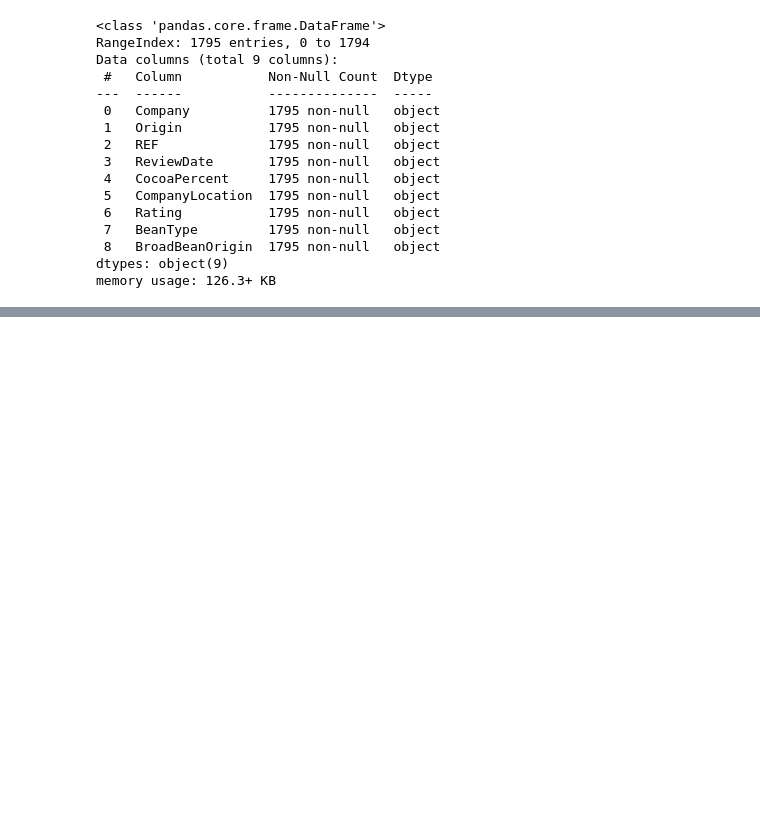
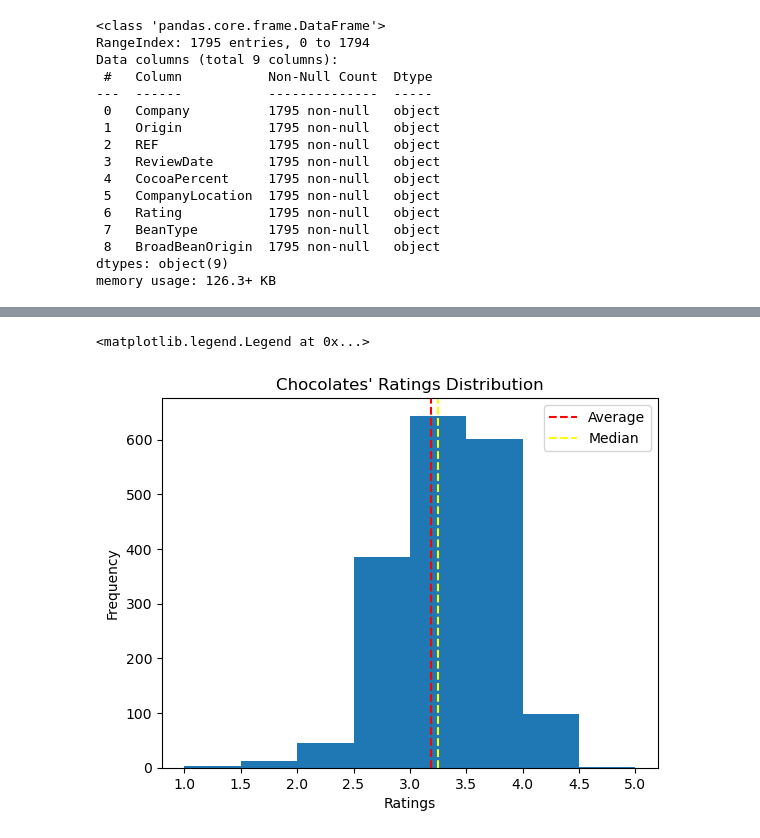
Before and after one commit to ljven00/chocolate_soup, a Jupyter notebook: chocolate_soup.ipynb, the cells around one changed output, grey strips where cells are left out. Drawn from its saved outputs; the diff is of its cells as text; code cells hidden in the pictures; blank space fills up the shorter version.

```diff
--- a/chocolate_soup.ipynb
+++ b/chocolate_soup.ipynb
@@ -136,0 +178,11 @@ choco_df.head(10)
+# %%
+plt.hist(x=choco_df['Rating'], bins=8)
+plt.title("Chocolates' Ratings Distribution")
+plt.xlabel("Ratings")
+plt.ylabel("Frequency")
+plt.axvline(choco_df['Rating'].mean(), color="red", linestyle="--", label="Average")
+plt.axvline(choco_df['Rating'].median(), color="yellow", linestyle="--", label="Median")
+plt.legend()
+# %% [output]
+<matplotlib.legend.Legend at 0x...>
+[figure, added]
```
Also changed, not shown: parts of 18 cells of this notebook.
